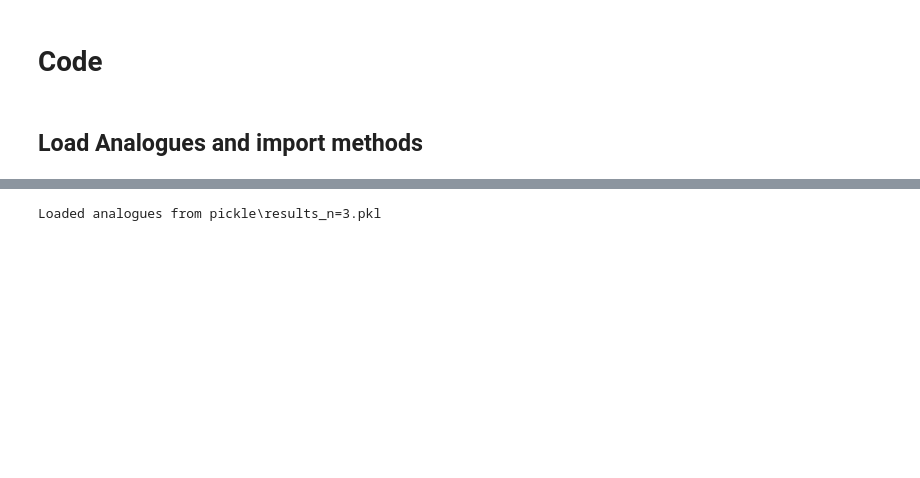
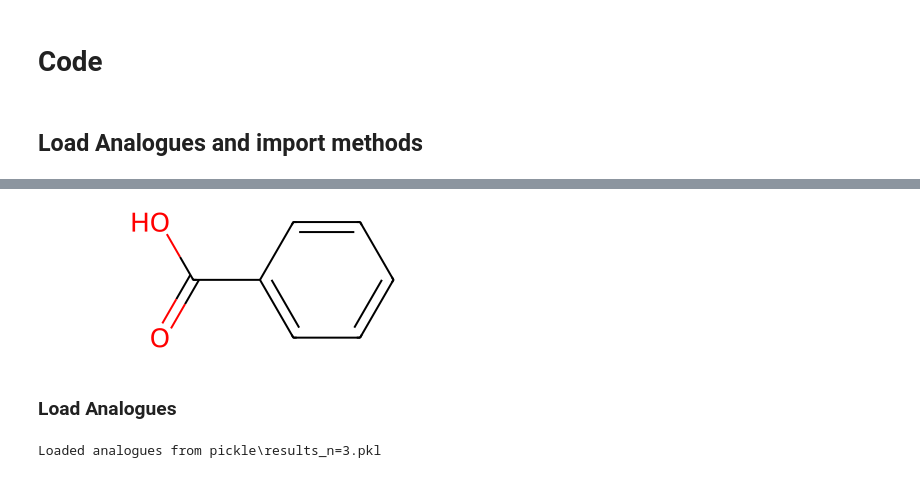
Before and after one commit to Knerten0815/master-thesis-code, a Jupyter notebook: ChemspaceExplorerExplorer.ipynb, the cells around one changed output, grey strips where cells are left out. Drawn from its saved outputs; the diff is of its cells as text; code cells hidden in the pictures; blank space fills up the shorter version.

```diff
--- a/ChemspaceExplorerExplorer.ipynb
+++ b/ChemspaceExplorerExplorer.ipynb
@@ -4,13 +4,13 @@
 import sys
 import os
 
-# Get path to the inner ms_chemical_space_explorer directory
-CHEMSPACE_EXPLORER_FOLDER = os.path.abspath(os.path.join(os.getcwd(), '../ms_chemical_space_explorer/ms_chemical_space_explorer'))
+# Get path to the parent directory containing the package
+MAIN_FOLDER = os.path.abspath(os.path.join(os.getcwd(), '../ms_chemical_space_explorer'))
 DATA_FOLDER = "data"
 PROCESSED_DATA_FOLDER = "processed"
-FILENAME = os.path.join(CHEMSPACE_EXPLORER_FOLDER, "..", DATA_FOLDER, PROCESSED_DATA_FOLDER, "1000_test_spectra.mgf")
+FILENAME = os.path.join(MAIN_FOLDER, DATA_FOLDER, PROCESSED_DATA_FOLDER, "1000_test_spectra.mgf")
 PICKLE = "pickle"
 
-print(f"Adding to path: {CHEMSPACE_EXPLORER_FOLDER}")
-sys.path.append(CHEMSPACE_EXPLORER_FOLDER)
+print(f"Adding to path: {MAIN_FOLDER}")
+sys.path.append(MAIN_FOLDER)
 # %% [output]
@@ -42,3 +93,11 @@ def analogue_search(n: int = 2):
+# %%
+QUERY_SPECTRUM_ID = 15
+query_spectrum = Chem.MolFromSmiles(query_spectra[QUERY_SPECTRUM_ID].metadata["smiles"])
+query_spectrum
+# %% [output]
+[figure, added]
+# %% [markdown]
+### Load Analogues
 # %%
 import pandas as pd
 
```
Also changed, not shown: parts of 22 cells of this notebook.
